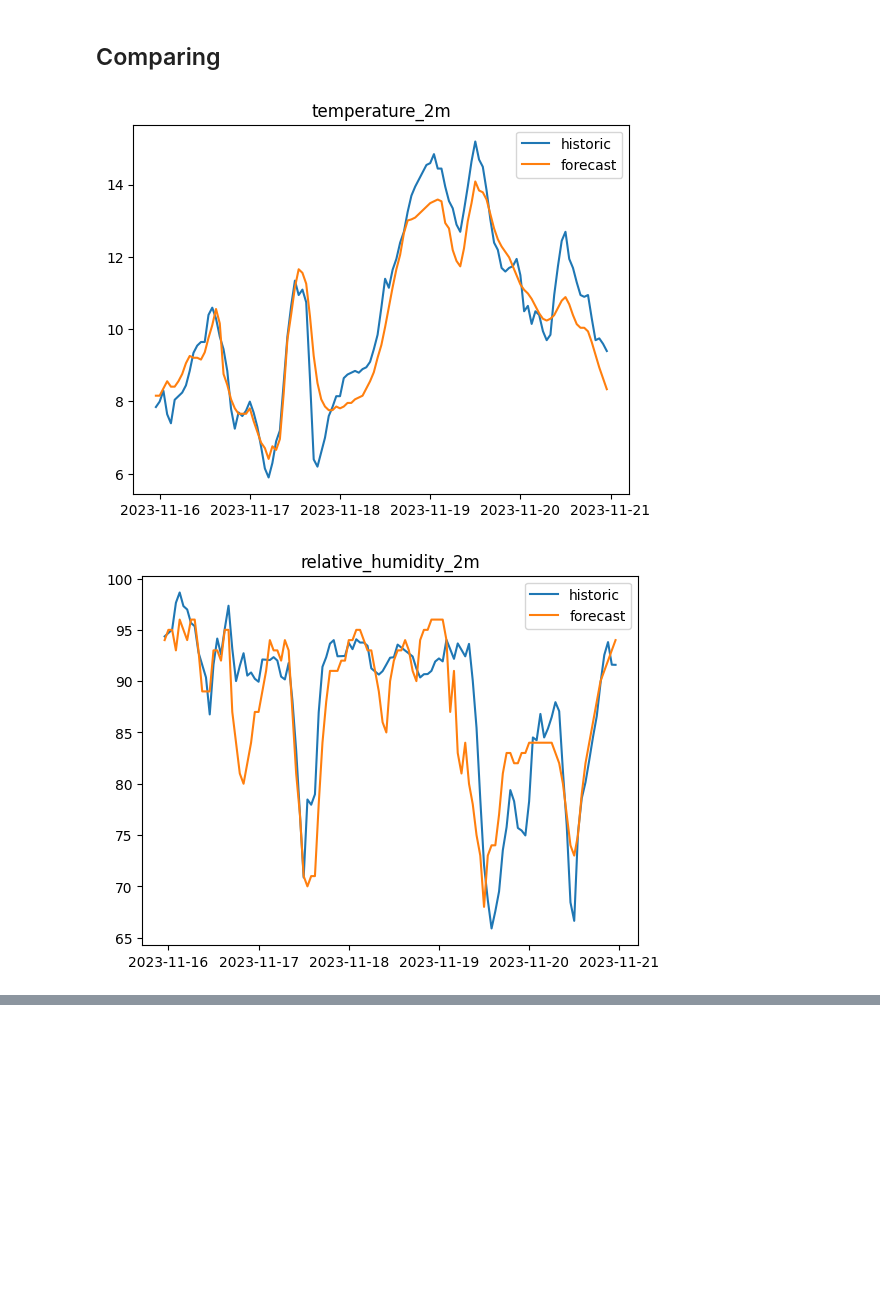
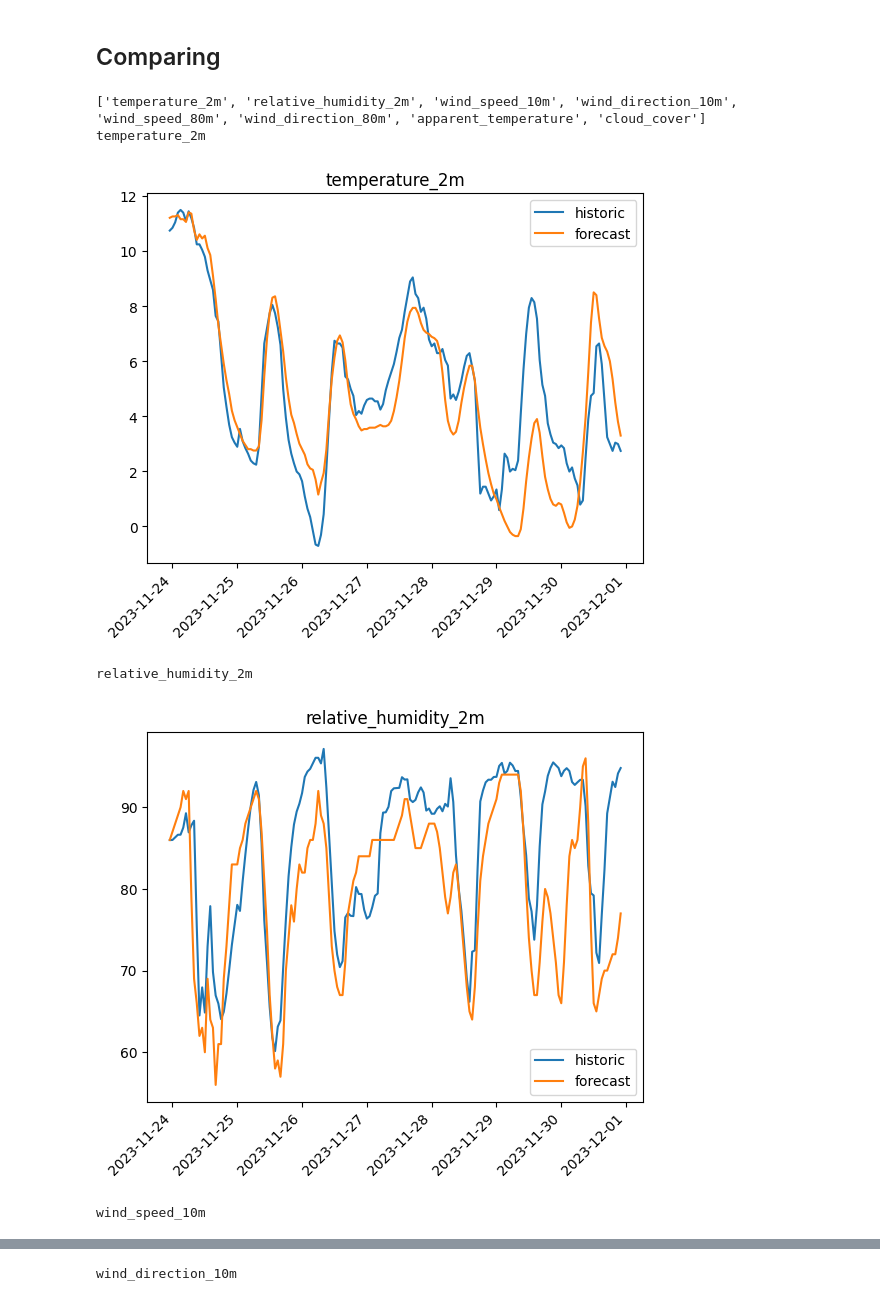
Before and after one commit to ESMEAirPollutionPrediction/WeatherData, a Jupyter notebook: notebooks/open-meteo-verification.ipynb, the cells around one changed output, grey strips where cells are left out. Saved outputs shown, nothing was run; the diff lists cells and outputs as text; code cells hidden in the pictures; blank space fills up the shorter version.

Commit message:
add forecast comparison graphs

```diff
--- a/notebooks/open-meteo-verification.ipynb
+++ b/notebooks/open-meteo-verification.ipynb
@@ -95,19 +14,54 @@ array([<Axes: xlabel='date'>, <Axes: xlabel='date'>], dtype=object)
+# %%
+forecast_file = "../data/forecast_2023-11-23_hourly.csv"
+
+forecast_df = pd.read_csv(forecast_file, index_col=0)
+historic_df = create_historic_dataset(
+        params={
+            "latitude": 48.81452162820077,
+            "longitude": 2.3948078406657114,
+            "hourly": ["temperature_2m",
+                "relative_humidity_2m",
+                "wind_speed_10m",
+                "wind_direction_10m",
+                "wind_speed_80m",
+                "wind_direction_80m",
+                "apparent_temperature",
+                "surface_pressure",
+                "cloud_cover",
+                "precipitation",
+                "weather_code"
+                ],
+        },
+        file_path="../data/")
+# historic_df = pd.read_csv("../data/historic_hourly.csv", index_col=0)
+forecast_df["date"] = pd.to_datetime(forecast_df["date"])
+historic_df["date"] = pd.to_datetime(historic_df["date"])
 # %% [markdown]
 ## Comparing
 # %%
-for feature in historic_df.columns[1:]:
+# common_features = set(historic_df.columns).intersection(forecast_df.columns)
+# common_features.remove("date")
+common_features = [f for f in historic_df.columns if f in forecast_df.columns and f != "date"]
+print(common_features)
+for feature in common_features:
+    print(feature)
     data = [
         historic_df[historic_df["date"].isin(forecast_df["date"])].sort_values("date")[["date", feature]],
         forecast_df[forecast_df["date"].isin(historic_df["date"])].sort_values("date")[["date", feature]]
     ]
     plt.figure()
     for df in data:
         x = df["date"]
         y = df[feature]
         plt.plot(x, y)
     plt.legend(["historic", "forecast"])
     plt.title(feature)
+    plt.xticks(rotation=45, ha='right')
     plt.show()
 # %% [output]
+['temperature_2m', 'relative_humidity_2m', 'wind_speed_10m', 'wind_direction_10m', 'wind_speed_80m', 'wind_direction_80m', 'apparent_temperature', 'cloud_cover']
+temperature_2m
-[figure, old version]
+[figure, new version]
+relative_humidity_2m
-[figure, old version]
+[figure, new version]
+wind_speed_10m
@@ -114,0 +69 @@ for feature in historic_df.columns[1:]:
+wind_direction_10m
```
Also changed, not shown: parts of 9 cells of this notebook, 6 other files.
